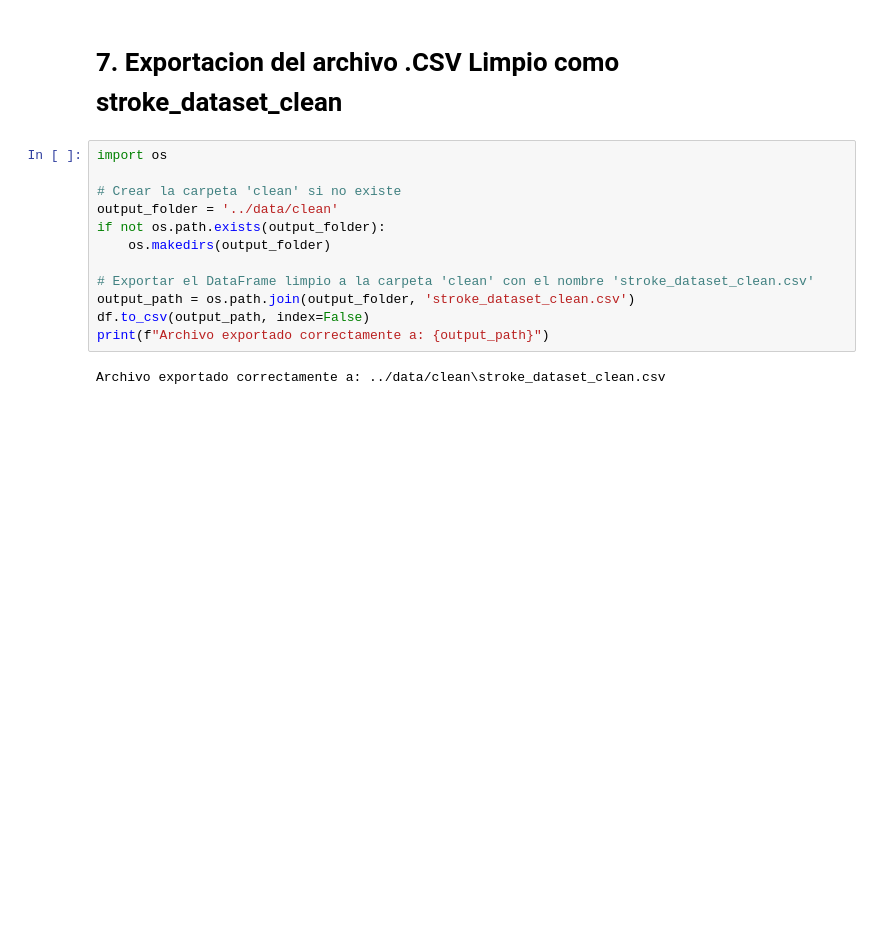
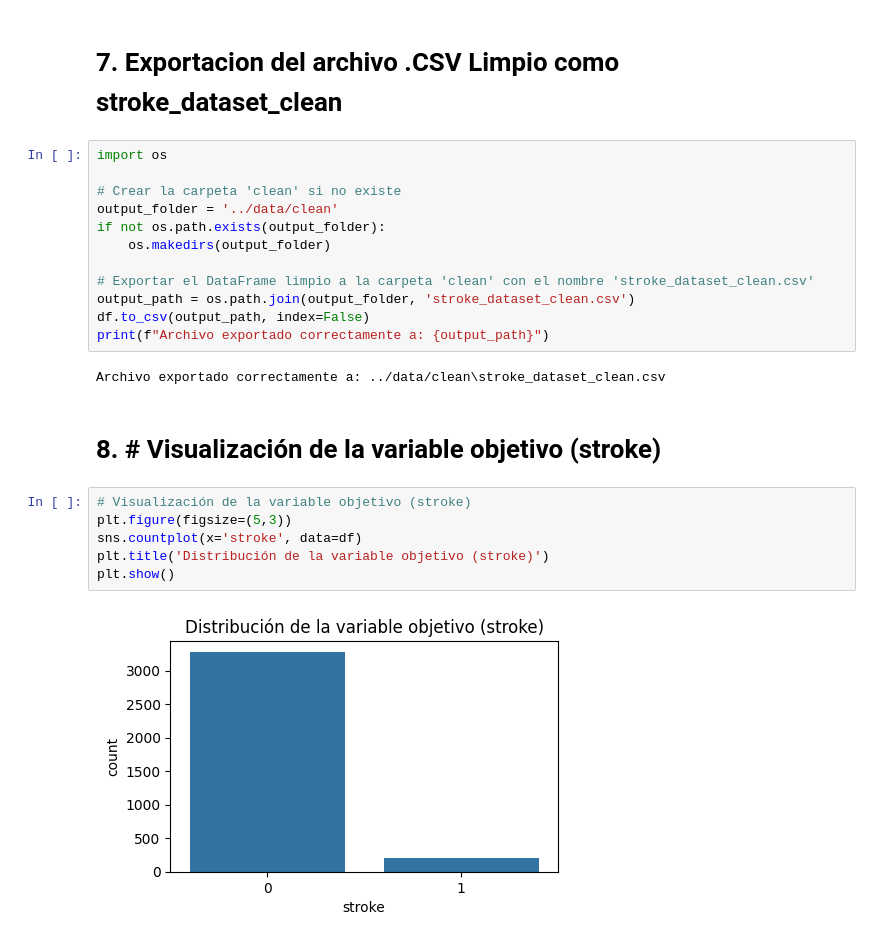
Before and after one commit to Bootcamp-IA-P4/data_scientist_g3, a Jupyter notebook: notebooks/eda.ipynb, the cells around one changed output. Cells and saved outputs as stored; diff of their text form; blank space fills up the shorter version.

Commit message:
fix(eda): update eda.ipynb and add target variable visualization

```diff
--- a/notebooks/eda.ipynb
+++ b/notebooks/eda.ipynb
@@ -837,3 +839,13 @@ df.to_csv(output_path, index=False)
 print(f"Archivo exportado correctamente a: {output_path}")
 # %% [output]
 Archivo exportado correctamente a: ../data/clean\stroke_dataset_clean.csv
+# %% [markdown]
+# 8. # Visualización de la variable objetivo (stroke)
+# %%
+# Visualización de la variable objetivo (stroke)
+plt.figure(figsize=(5,3))
+sns.countplot(x='stroke', data=df)
+plt.title('Distribución de la variable objetivo (stroke)')
+plt.show()
+# %% [output]
+[figure, added]
```
Also changed, not shown: parts of 1 cell of this notebook, 1 other file.
